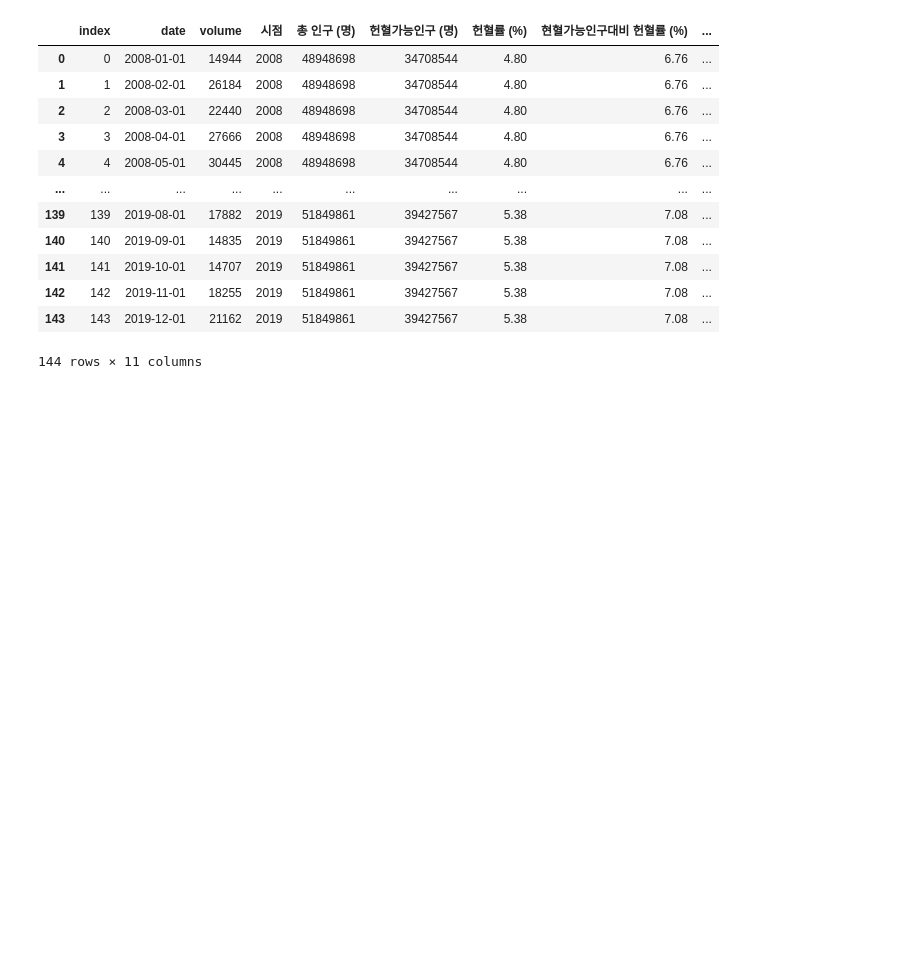
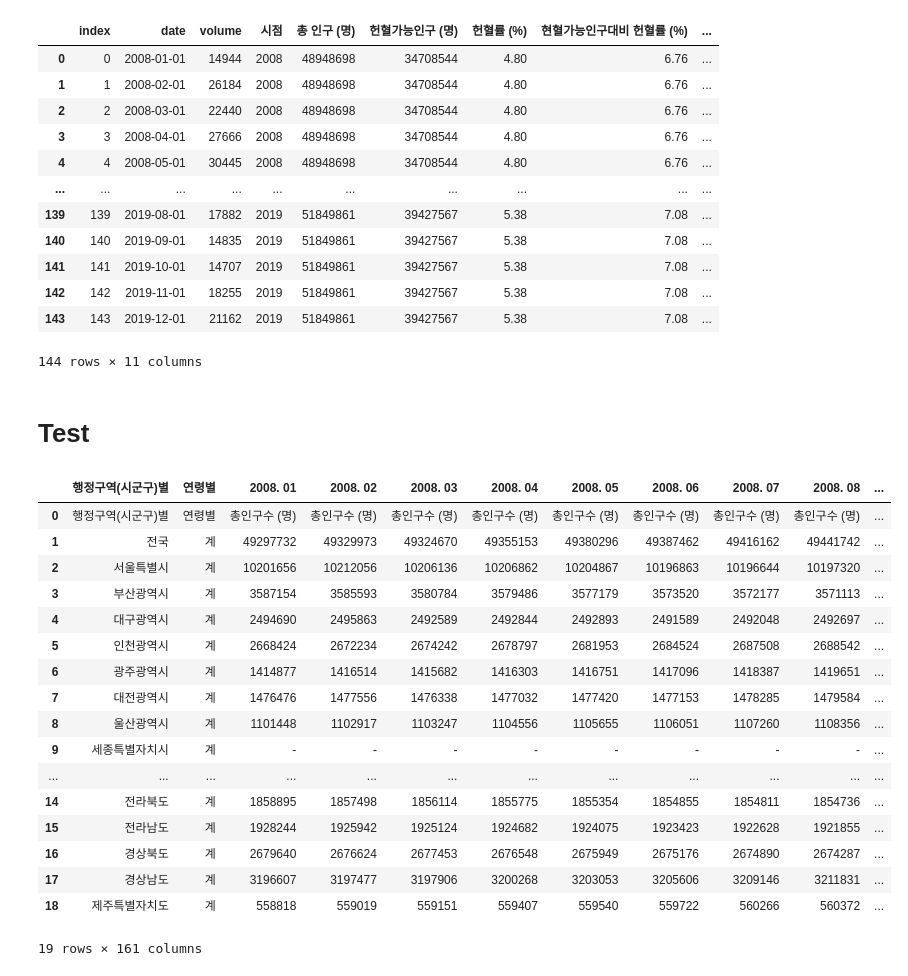
Before and after one commit to dch9610/BAB_Project, a Jupyter notebook: 모델링용 데이터 만들기.ipynb, the cells around one changed output. Drawn from its saved outputs; the diff is of its cells as text; code cells hidden in the pictures; blank space fills up the shorter version.

```diff
--- a/모델링용 데이터 만들기.ipynb
+++ b/모델링용 데이터 만들기.ipynb
@@ -739,3 +739,27 @@ df4
 # %%
 # 합친 데이터 저장
 df4.to_csv('모델용 데이터/모델링데이터(4).csv', encoding='CP949')
+# %% [markdown]
+# Test
+# %%
+people_month = pd.read_csv('행정구역_시군구_별_1세별_주민등록인구_20210405194157.csv', encoding='CP949')
+people_month
+# %% [output]
+|  | 행정구역(시군구)별 | 연령별 | 2008. 01 | 2008. 02 | 2008. 03 | 2008. 04 | 2008. 05 | 2008. 06 | 2008. 07 | 2008. 08 | ... |
+| 0 | 행정구역(시군구)별 | 연령별 | 총인구수 (명) | 총인구수 (명) | 총인구수 (명) | 총인구수 (명) | 총인구수 (명) | 총인구수 (명) | 총인구수 (명) | 총인구수 (명) | ... |
+| 1 | 전국 | 계 | 49297732 | 49329973 | 49324670 | 49355153 | 49380296 | 49387462 | 49416162 | 49441742 | ... |
+| 2 | 서울특별시 | 계 | 10201656 | 10212056 | 10206136 | 10206862 | 10204867 | 10196863 | 10196644 | 10197320 | ... |
+| 3 | 부산광역시 | 계 | 3587154 | 3585593 | 3580784 | 3579486 | 3577179 | 3573520 | 3572177 | 3571113 | ... |
+| 4 | 대구광역시 | 계 | 2494690 | 2495863 | 2492589 | 2492844 | 2492893 | 2491589 | 2492048 | 2492697 | ... |
+| 5 | 인천광역시 | 계 | 2668424 | 2672234 | 2674242 | 2678797 | 2681953 | 2684524 | 2687508 | 2688542 | ... |
+| 6 | 광주광역시 | 계 | 1414877 | 1416514 | 1415682 | 1416303 | 1416751 | 1417096 | 1418387 | 1419651 | ... |
+| 7 | 대전광역시 | 계 | 1476476 | 1477556 | 1476338 | 1477032 | 1477420 | 1477153 | 1478285 | 1479584 | ... |
+| 8 | 울산광역시 | 계 | 1101448 | 1102917 | 1103247 | 1104556 | 1105655 | 1106051 | 1107260 | 1108356 | ... |
+| 9 | 세종특별자치시 | 계 | - | - | - | - | - | - | - | - | ... |
+| ... | ... | ... | ... | ... | ... | ... | ... | ... | ... | ... | ... |
+| 14 | 전라북도 | 계 | 1858895 | 1857498 | 1856114 | 1855775 | 1855354 | 1854855 | 1854811 | 1854736 | ... |
+| 15 | 전라남도 | 계 | 1928244 | 1925942 | 1925124 | 1924682 | 1924075 | 1923423 | 1922628 | 1921855 | ... |
+| 16 | 경상북도 | 계 | 2679640 | 2676624 | 2677453 | 2676548 | 2675949 | 2675176 | 2674890 | 2674287 | ... |
+| 17 | 경상남도 | 계 | 3196607 | 3197477 | 3197906 | 3200268 | 3203053 | 3205606 | 3209146 | 3211831 | ... |
+| 18 | 제주특별자치도 | 계 | 558818 | 559019 | 559151 | 559407 | 559540 | 559722 | 560266 | 560372 | ... |
+19 rows × 161 columns
```
Also changed, not shown: parts of 5 cells of this notebook.
